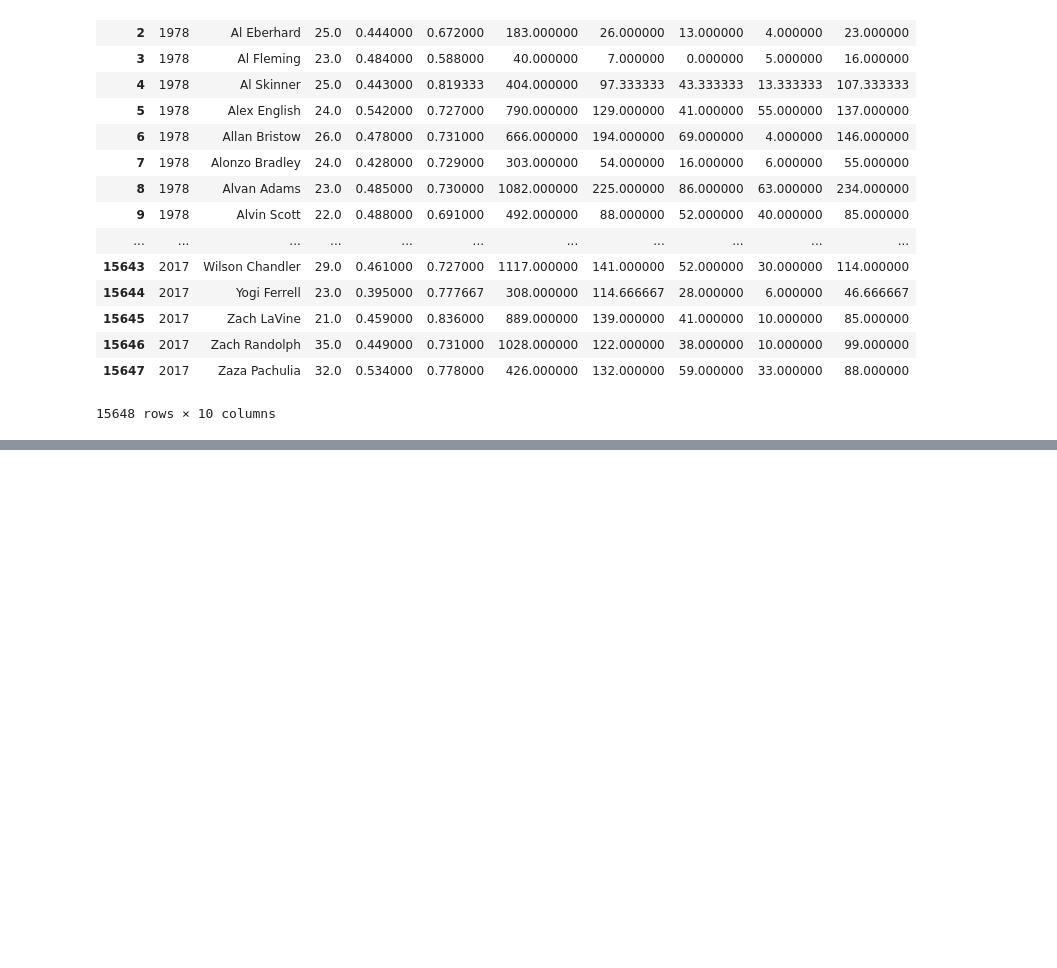
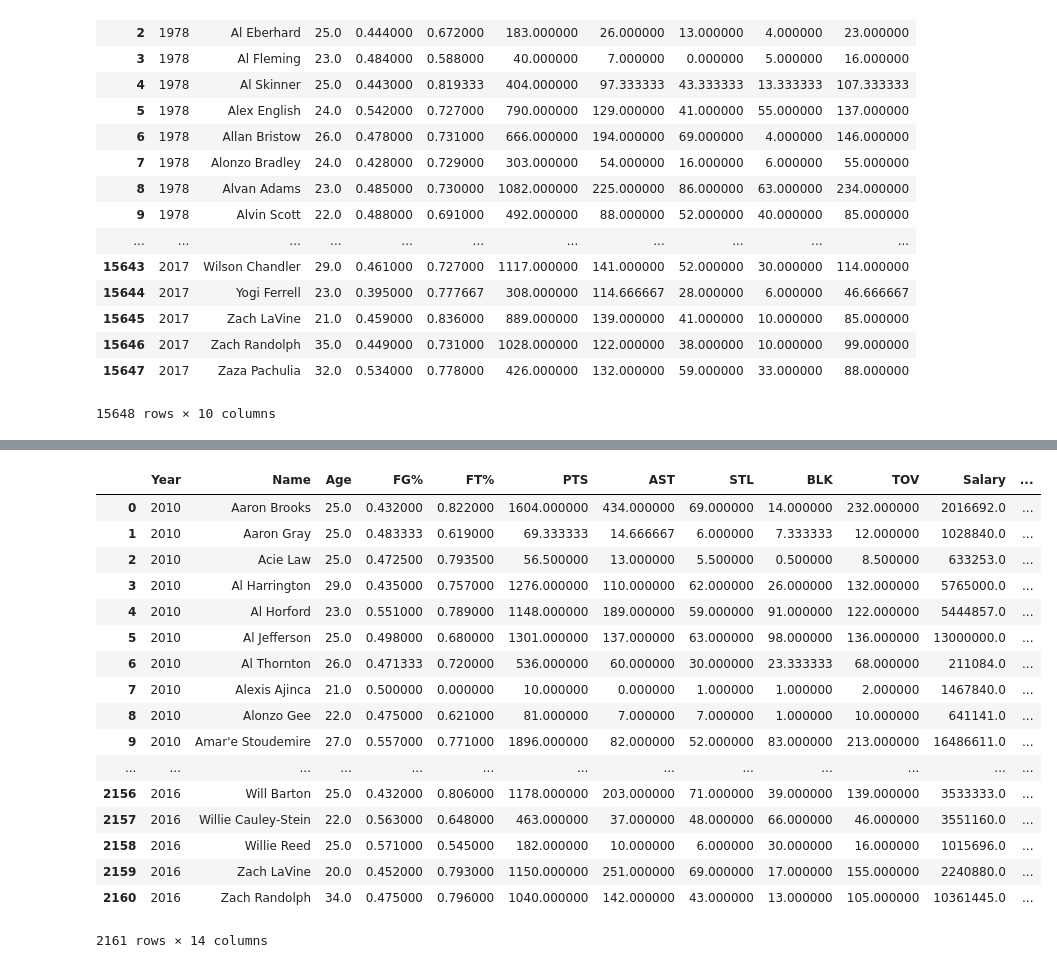
Before and after one commit to xudaiyanzi/NBA_players_salary, a Jupyter notebook: stats/stats.ipynb, the cells around one changed output, grey strips where cells are left out. Drawn from its saved outputs; the diff is of its cells as text; code cells hidden in the pictures; blank space fills up the shorter version.

Commit message:
Merged the tables

```diff
--- a/stats/stats.ipynb
+++ b/stats/stats.ipynb
@@ -109,3 +109,8 @@ player_stats_df_unique.reset_index(level=[0,1])
 15648 rows × 10 columns
 # %%
 player_stats_df_unique.to_csv('player_stats_clean.csv',index=False)
+# %%
+salary_df = pd.read_csv(os.path.join("../salary/salary_drop_repeat_10_16.csv"))
+physical_df = pd.read_csv(os.path.join("../physical_characteristics/phy_chara_clean.csv"))
+cap_df = pd.read_csv(os.path.join("../salary_cap/salary_cap_clean.csv"))
+injuries_df = pd.read_csv(os.path.join("../injuries/injuries_clean_filtered.csv"))
@@ -111,0 +129,26 @@ player_stats_df_unique.to_csv('player_stats_clean.csv',index=False)
+# %%
+player_salary_df = pd.merge(player_stats_df_unique, salary_df, on=["Year","Name"])
+# %%
+player_salary_physical_df = pd.merge(player_salary_df, physical_df, on=["Year","Name"])
+# %%
+player_salary_physical_cap_df = pd.merge(player_salary_physical_df, cap_df, on=["Year"])
+player_salary_physical_cap_df
+# %% [output]
+|  | Year | Name | Age | FG% | FT% | PTS | AST | STL | BLK | TOV | Salary | ... |
+| 0 | 2010 | Aaron Brooks | 25.0 | 0.432000 | 0.822000 | 1604.000000 | 434.000000 | 69.000000 | 14.000000 | 232.000000 | 2016692.0 | ... |
+| 1 | 2010 | Aaron Gray | 25.0 | 0.483333 | 0.619000 | 69.333333 | 14.666667 | 6.000000 | 7.333333 | 12.000000 | 1028840.0 | ... |
+| 2 | 2010 | Acie Law | 25.0 | 0.472500 | 0.793500 | 56.500000 | 13.000000 | 5.500000 | 0.500000 | 8.500000 | 633253.0 | ... |
+| 3 | 2010 | Al Harrington | 29.0 | 0.435000 | 0.757000 | 1276.000000 | 110.000000 | 62.000000 | 26.000000 | 132.000000 | 5765000.0 | ... |
+| 4 | 2010 | Al Horford | 23.0 | 0.551000 | 0.789000 | 1148.000000 | 189.000000 | 59.000000 | 91.000000 | 122.000000 | 5444857.0 | ... |
+| 5 | 2010 | Al Jefferson | 25.0 | 0.498000 | 0.680000 | 1301.000000 | 137.000000 | 63.000000 | 98.000000 | 136.000000 | 13000000.0 | ... |
+| 6 | 2010 | Al Thornton | 26.0 | 0.471333 | 0.720000 | 536.000000 | 60.000000 | 30.000000 | 23.333333 | 68.000000 | 211084.0 | ... |
+| 7 | 2010 | Alexis Ajinca | 21.0 | 0.500000 | 0.000000 | 10.000000 | 0.000000 | 1.000000 | 1.000000 | 2.000000 | 1467840.0 | ... |
+| 8 | 2010 | Alonzo Gee | 22.0 | 0.475000 | 0.621000 | 81.000000 | 7.000000 | 7.000000 | 1.000000 | 10.000000 | 641141.0 | ... |
+| 9 | 2010 | Amar'e Stoudemire | 27.0 | 0.557000 | 0.771000 | 1896.000000 | 82.000000 | 52.000000 | 83.000000 | 213.000000 | 16486611.0 | ... |
+| ... | ... | ... | ... | ... | ... | ... | ... | ... | ... | ... | ... | ... |
+| 2156 | 2016 | Will Barton | 25.0 | 0.432000 | 0.806000 | 1178.000000 | 203.000000 | 71.000000 | 39.000000 | 139.000000 | 3533333.0 | ... |
+| 2157 | 2016 | Willie Cauley-Stein | 22.0 | 0.563000 | 0.648000 | 463.000000 | 37.000000 | 48.000000 | 66.000000 | 46.000000 | 3551160.0 | ... |
+| 2158 | 2016 | Willie Reed | 25.0 | 0.571000 | 0.545000 | 182.000000 | 10.000000 | 6.000000 | 30.000000 | 16.000000 | 1015696.0 | ... |
+| 2159 | 2016 | Zach LaVine | 20.0 | 0.452000 | 0.793000 | 1150.000000 | 251.000000 | 69.000000 | 17.000000 | 155.000000 | 2240880.0 | ... |
+| 2160 | 2016 | Zach Randolph | 34.0 | 0.475000 | 0.796000 | 1040.000000 | 142.000000 | 43.000000 | 13.000000 | 105.000000 | 10361445.0 | ... |
+2161 rows × 14 columns
```
Also changed, not shown: parts of 4 cells of this notebook, 1 other file.
